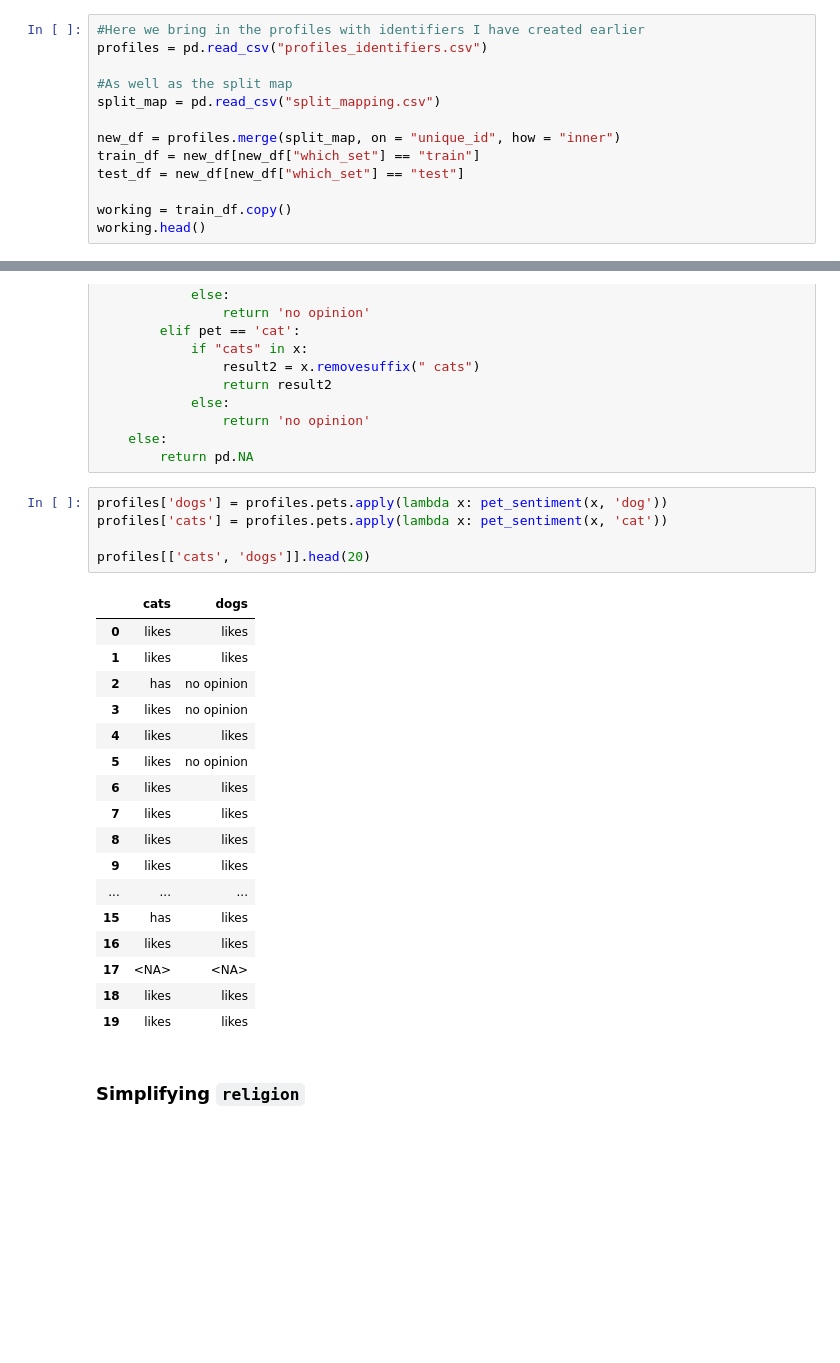
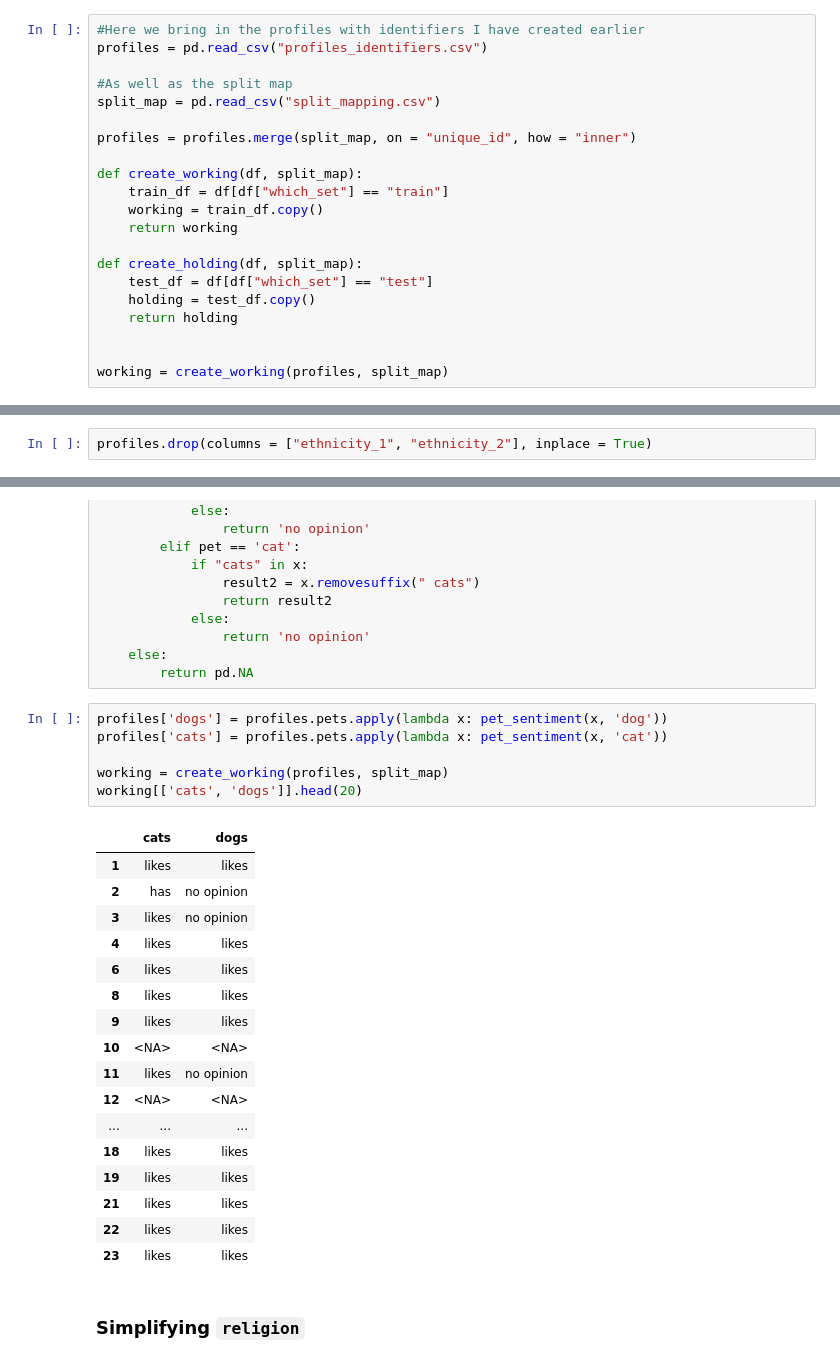
Before and after one commit to BinaryBite/Date-a-scientist, a Jupyter notebook: date-a-scientist.ipynb, the cells around one changed output, grey strips where cells are left out. Saved outputs shown, nothing was run; the diff lists cells and outputs as text; blank space fills up the shorter version.

Commit message:
modified:   date-a-scientist.ipynb Refined application of anti-snooping split and refined section handling attributes with too many categorical values.

```diff
--- a/date-a-scientist.ipynb
+++ b/date-a-scientist.ipynb
@@ -108,9 +114,17 @@ profiles = pd.read_csv("profiles_identifiers.csv")
 #As well as the split map
 split_map = pd.read_csv("split_mapping.csv")
 
-new_df = profiles.merge(split_map, on = "unique_id", how = "inner")
-train_df = new_df[new_df["which_set"] == "train"]
-test_df = new_df[new_df["which_set"] == "test"]
+profiles = profiles.merge(split_map, on = "unique_id", how = "inner")
 
-working = train_df.copy()
-working.head()
+def create_working(df, split_map):
+    train_df = df[df["which_set"] == "train"]
+    working = train_df.copy()
+    return working
+
+def create_holding(df, split_map):
+    test_df = df[df["which_set"] == "test"]
+    holding = test_df.copy()
+    return holding
+
+
+working = create_working(profiles, split_map)
@@ -304,3 +329,5 @@ profiles[["ethnicity_1", "ethnicity_2"]].head(10)
+# %%
+profiles.drop(columns = ["ethnicity_1", "ethnicity_2"], inplace = True)
 # %% [markdown]
 ### Simplifying Pets
 # %%
@@ -357,26 +384,27 @@ def pet_sentiment(x, pet: str):
 # %%
 profiles['dogs'] = profiles.pets.apply(lambda x: pet_sentiment(x, 'dog'))
 profiles['cats'] = profiles.pets.apply(lambda x: pet_sentiment(x, 'cat'))
 
-profiles[['cats', 'dogs']].head(20)
+working = create_working(profiles, split_map)
+working[['cats', 'dogs']].head(20)
 # %% [output]
 |  | cats | dogs |
-| 0 | likes | likes |
 | 1 | likes | likes |
 | 2 | has | no opinion |
 | 3 | likes | no opinion |
 | 4 | likes | likes |
-| 5 | likes | no opinion |
 | 6 | likes | likes |
-| 7 | likes | likes |
 | 8 | likes | likes |
 | 9 | likes | likes |
+| 10 | <NA> | <NA> |
+| 11 | likes | no opinion |
+| 12 | <NA> | <NA> |
 | ... | ... | ... |
-| 15 | has | likes |
-| 16 | likes | likes |
-| 17 | <NA> | <NA> |
 | 18 | likes | likes |
 | 19 | likes | likes |
+| 21 | likes | likes |
+| 22 | likes | likes |
+| 23 | likes | likes |
 # %% [markdown]
 ### Simplifying `religion`
 # %%
```
Also changed, not shown: parts of 42 cells of this notebook, 1 other file.
